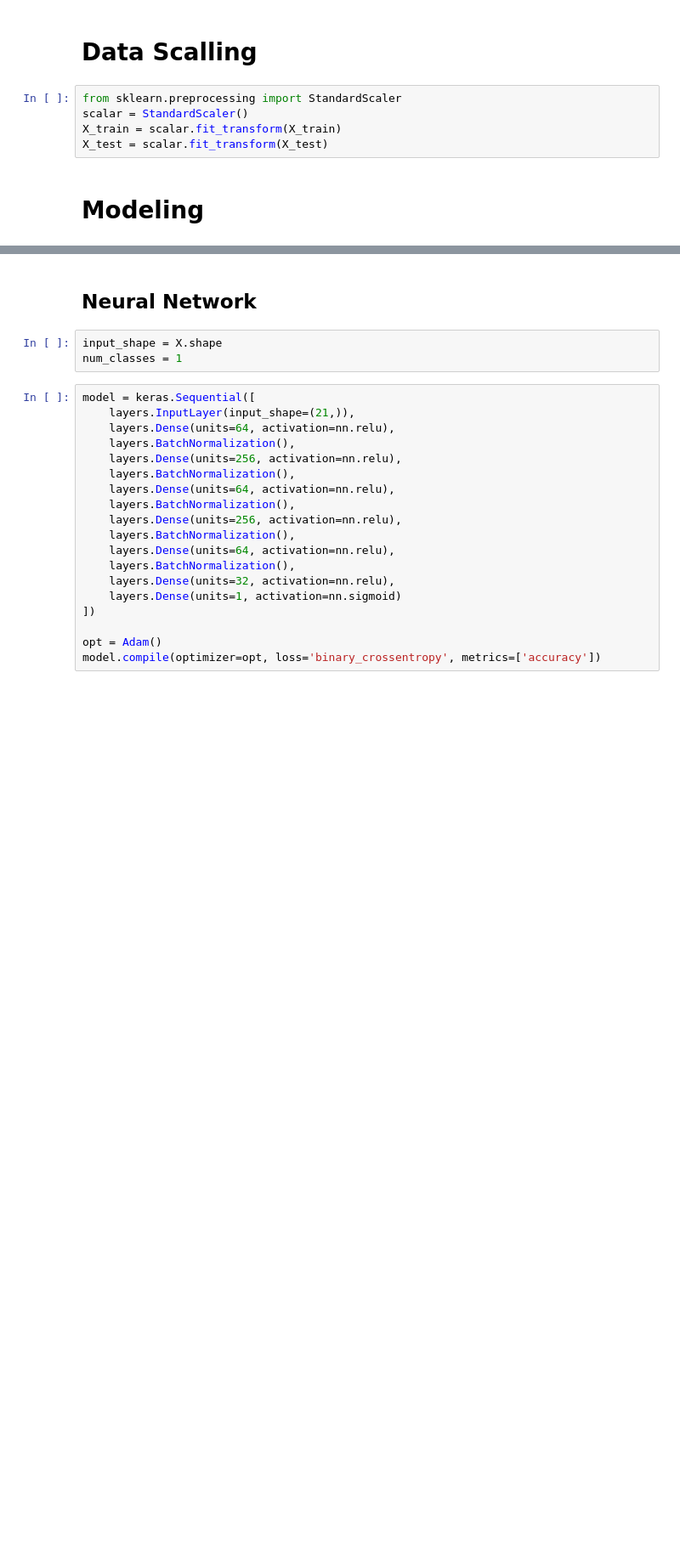
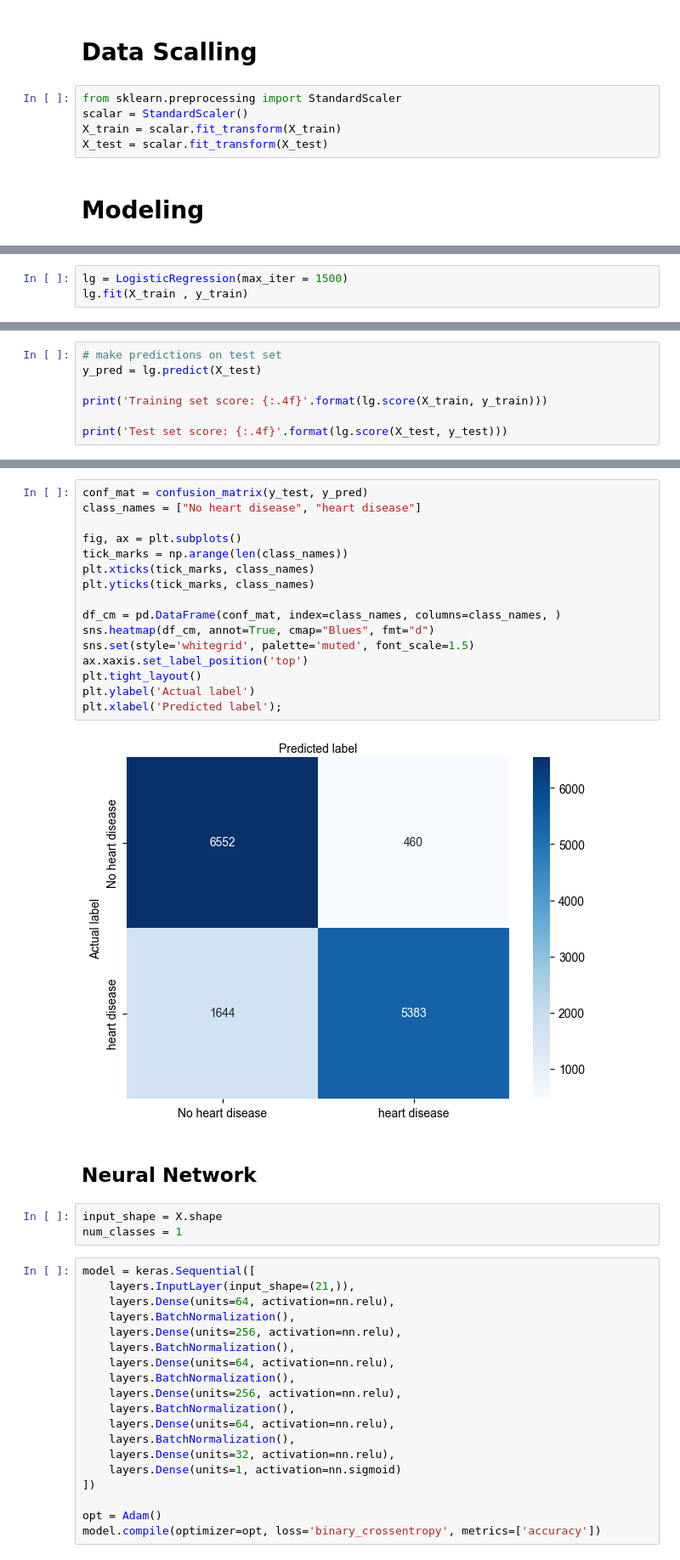
Before and after one commit to LaiVietAnh/Diabetes-Health-Indicators, a Jupyter notebook: diabetes.ipynb, the cells around one changed output, grey strips where cells are left out. Shown at 85% size. Cells and saved outputs as stored; diff of their text form; blank space fills up the shorter version.

Commit message:
Add Logistic Regression with .85 accuracy

```diff
--- a/diabetes.ipynb
+++ b/diabetes.ipynb
@@ -188,0 +193,3 @@ X_test = scalar.fit_transform(X_test)
+# %%
+lg = LogisticRegression(max_iter = 1500)
+lg.fit(X_train , y_train)
@@ -188,0 +198,7 @@ X_test = scalar.fit_transform(X_test)
+# %%
+# make predictions on test set
+y_pred = lg.predict(X_test)
+
+print('Training set score: {:.4f}'.format(lg.score(X_train, y_train)))
+
+print('Test set score: {:.4f}'.format(lg.score(X_test, y_test)))
@@ -189,3 +220,21 @@ X_test = scalar.fit_transform(X_test)
+# %%
+conf_mat = confusion_matrix(y_test, y_pred)
+class_names = ["No heart disease", "heart disease"]
+
+fig, ax = plt.subplots()
+tick_marks = np.arange(len(class_names))
+plt.xticks(tick_marks, class_names)
+plt.yticks(tick_marks, class_names)
+
+df_cm = pd.DataFrame(conf_mat, index=class_names, columns=class_names, )
+sns.heatmap(df_cm, annot=True, cmap="Blues", fmt="d")
+sns.set(style='whitegrid', palette='muted', font_scale=1.5)
+ax.xaxis.set_label_position('top')
+plt.tight_layout()
+plt.ylabel('Actual label')
+plt.xlabel('Predicted label');
+# %% [output]
+[figure, added]
 # %% [markdown]
 ## Neural Network
 # %%
```
Also changed, not shown: parts of 5 cells of this notebook.
